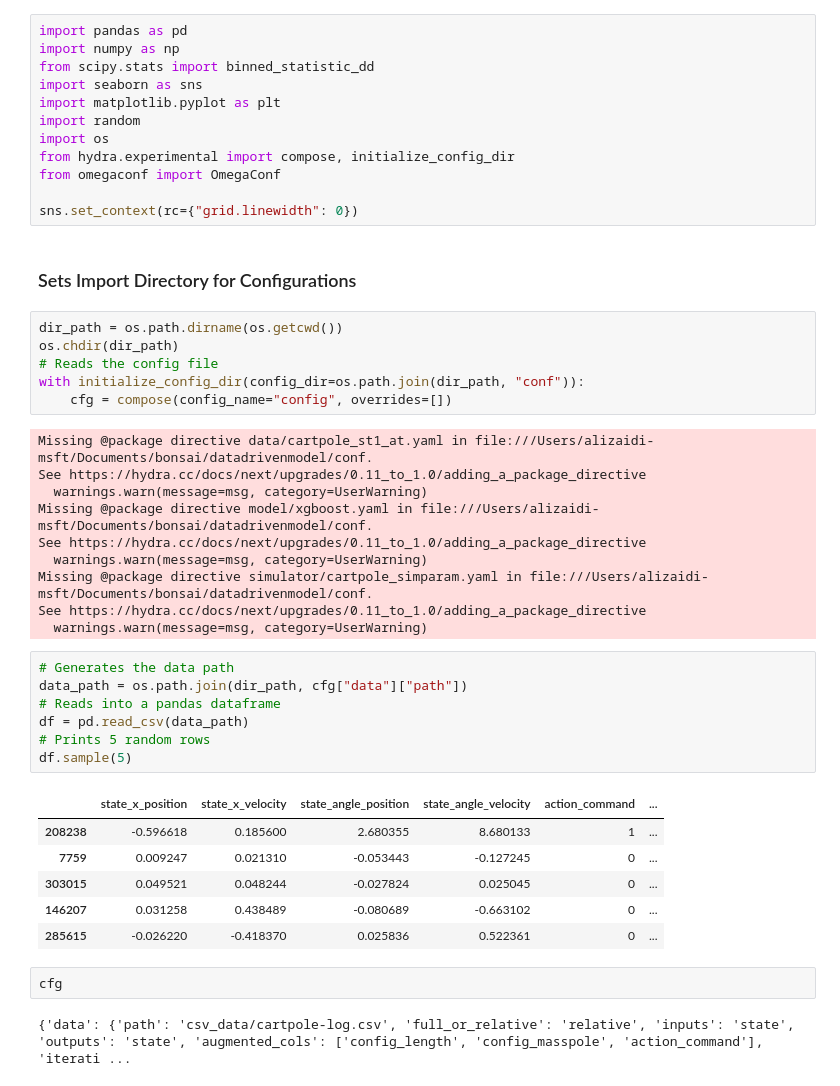
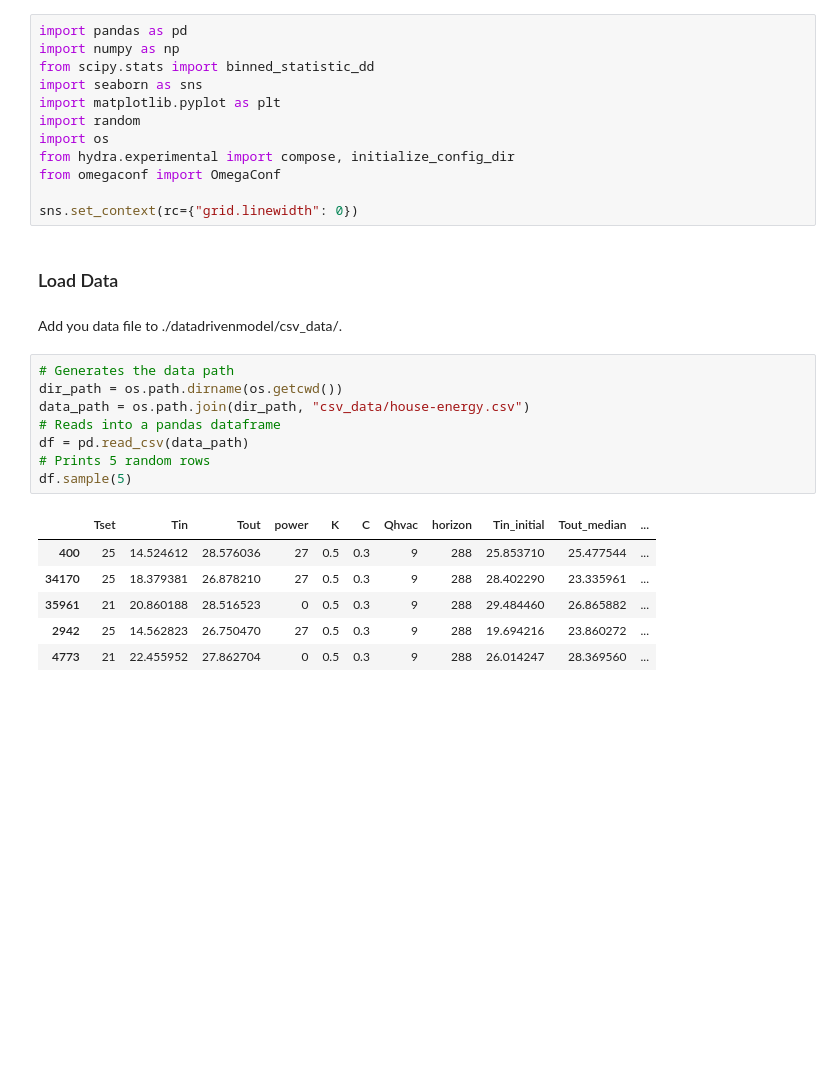
Before and after one commit to microsoft/datadrivenmodel, a Jupyter notebook: notebooks/eda.ipynb, the cells around one changed output. Cells and saved outputs as stored; diff of their text form; blank space fills up the shorter version.

```diff
--- a/notebooks/eda.ipynb
+++ b/notebooks/eda.ipynb
@@ -51,39 +36,22 @@ from hydra.experimental import compose, initialize_config_dir
 from omegaconf import OmegaConf
 
 sns.set_context(rc={"grid.linewidth": 0})
-# %% [markdown]
-### Sets Import Directory for Configurations
-# %%
-dir_path = os.path.dirname(os.getcwd())
-os.chdir(dir_path)
-# Reads the config file
-with initialize_config_dir(config_dir=os.path.join(dir_path, "conf")):
-    cfg = compose(config_name="config", overrides=[])
-# %% [output]
-Missing @package directive data/cartpole_st1_at.yaml in file:///Users/alizaidi-msft/Documents/bonsai/datadrivenmodel/conf.
-See https://hydra.cc/docs/next/upgrades/0.11_to_1.0/adding_a_package_directive
-  warnings.warn(message=msg, category=UserWarning)
-Missing @package directive model/xgboost.yaml in file:///Users/alizaidi-msft/Documents/bonsai/datadrivenmodel/conf.
-See https://hydra.cc/docs/next/upgrades/0.11_to_1.0/adding_a_package_directive
-  warnings.warn(message=msg, category=UserWarning)
-Missing @package directive simulator/cartpole_simparam.yaml in file:///Users/alizaidi-msft/Documents/bonsai/datadrivenmodel/conf.
-See https://hydra.cc/docs/next/upgrades/0.11_to_1.0/adding_a_package_directive
-  warnings.warn(message=msg, category=UserWarning)
+# %% [markdown]
+### Load Data
+# %% [markdown]
+Add you data file to ./datadrivenmodel/csv_data/.
 # %%
 # Generates the data path
-data_path = os.path.join(dir_path, cfg["data"]["path"])
+dir_path = os.path.dirname(os.getcwd())
+data_path = os.path.join(dir_path, "csv_data/house-energy.csv")
 # Reads into a pandas dataframe
 df = pd.read_csv(data_path)
 # Prints 5 random rows
 df.sample(5)
 # %% [output]
-|  | state_x_position | state_x_velocity | state_angle_position | state_angle_velocity | action_command | ... |
-| 208238 | -0.596618 | 0.185600 | 2.680355 | 8.680133 | 1 | ... |
-| 7759 | 0.009247 | 0.021310 | -0.053443 | -0.127245 | 0 | ... |
-| 303015 | 0.049521 | 0.048244 | -0.027824 | 0.025045 | 0 | ... |
-| 146207 | 0.031258 | 0.438489 | -0.080689 | -0.663102 | 0 | ... |
-| 285615 | -0.026220 | -0.418370 | 0.025836 | 0.522361 | 0 | ... |
+|  | Tset | Tin | Tout | power | K | C | Qhvac | horizon | Tin_initial | Tout_median | ... |
+| 400 | 25 | 14.524612 | 28.576036 | 27 | 0.5 | 0.3 | 9 | 288 | 25.853710 | 25.477544 | ... |
+| 34170 | 25 | 18.379381 | 26.878210 | 27 | 0.5 | 0.3 | 9 | 288 | 28.402290 | 23.335961 | ... |
+| 35961 | 21 | 20.860188 | 28.516523 | 0 | 0.5 | 0.3 | 9 | 288 | 29.484460 | 26.865882 | ... |
+| 2942 | 25 | 14.562823 | 26.750470 | 27 | 0.5 | 0.3 | 9 | 288 | 19.694216 | 23.860272 | ... |
+| 4773 | 21 | 22.455952 | 27.862704 | 0 | 0.5 | 0.3 | 9 | 288 | 26.014247 | 28.369560 | ... |
-# %%
-cfg
-# %% [output]
-{'data': {'path': 'csv_data/cartpole-log.csv', 'full_or_relative': 'relative', 'inputs': 'state', 'outputs': 'state', 'augmented_cols': ['config_length', 'config_masspole', 'action_command'], 'iterati ...
```
Also changed, not shown: parts of 37 cells of this notebook, 3 other files.
